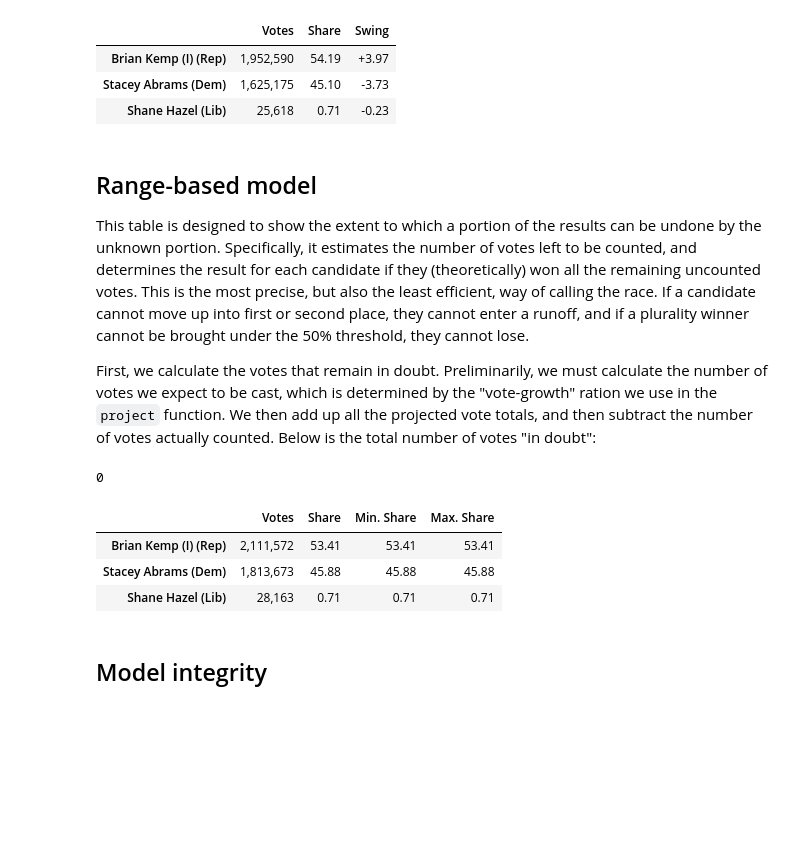
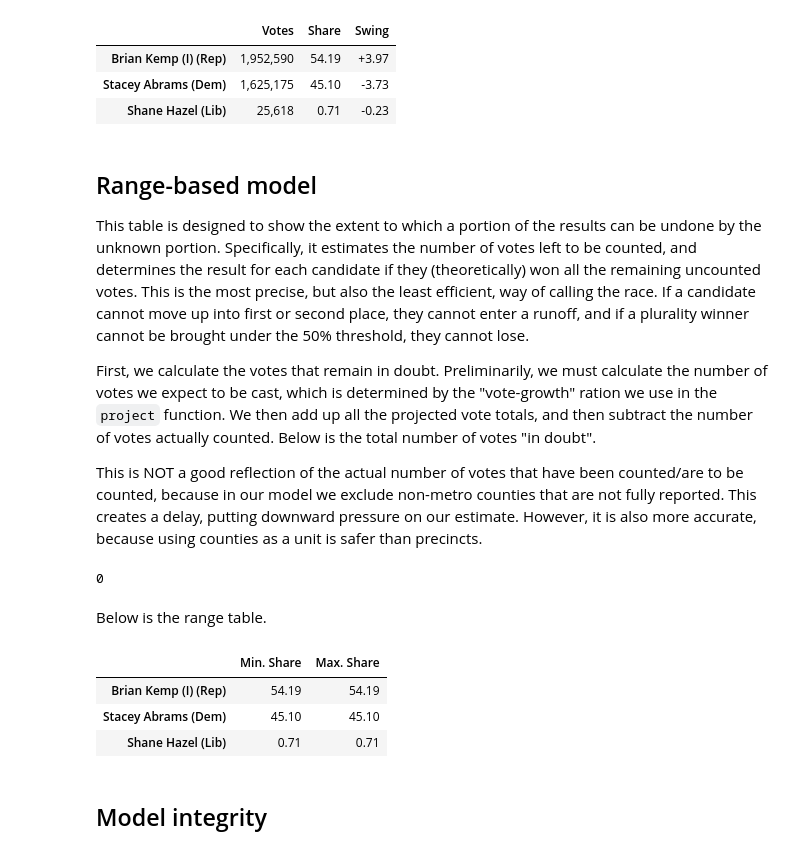
Before and after one commit to davidboers/2026electionmodels, a Jupyter notebook: statewides.ipynb, the cells around one changed output. Drawn from its saved outputs; the diff is of its cells as text; code cells hidden in the pictures; blank space fills up the shorter version.

```diff
--- a/statewides.ipynb
+++ b/statewides.ipynb
@@ -321,19 +321,23 @@ df_votes['Reported?'] = True
 
 regions = df_votes.index.get_level_values('Region').unique()
 methods = df_votes.index.get_level_values('Vote Method').unique()
-df_temp = pd.DataFrame(index=pd.MultiIndex.from_product([regions, methods, ['Previous', 'Current', 'Projection']],
-                                                        names=['Region', 'Vote Method', 'Field']),
-                       columns=curr_cands)
-for region in regions:
-    for method in methods:
-        proj = model.project(df_votes.loc[region].loc[method], prev_cands, curr_cands, swing_map)
-        for field in proj.columns:
-            df_temp.loc[(region, method, field)] = proj[field]
-df_votes = df_temp
+
+def project_m(df_votes1: pd.DataFrame, prev_cands: pd.Index[str], curr_cands: pd.Index[str], swing_map: dict[str]):
+    df_votes_proj = pd.DataFrame(index=pd.MultiIndex.from_product([regions, methods, ['Previous', 'Current', 'Projection']],
+                                names=['Region', 'Vote Method', 'Field']),
+                                columns=curr_cands)
+    for region in regions:
+        for method in methods:
+            proj = model.project(df_votes1.loc[region].loc[method], prev_cands, curr_cands, swing_map)
+            for field in proj.columns:
+                df_votes_proj.loc[(region, method, field)] = proj[field]
+    return df_votes_proj
+
+df_votes_proj = project_m(df_votes, prev_cands, curr_cands, swing_map)
 
 # Sanity check (TODO: change to assert)
-df_votes.reset_index().groupby('Field')[curr_cands].sum().loc['Current'] == results_table['Votes']
-df_votes.map(utils.format_votes)
+df_votes_proj.reset_index().groupby('Field')[curr_cands].sum().loc['Current'] == results_table['Votes']
+df_votes_proj.map(utils.format_votes)
 # %% [output]
 ASHFORD DUNWOODY RD, DeKalb (2018)
 ASHFORD DUNWOODY RD, DeKalb (2018)
@@ -444,11 +452,13 @@ fmt(stwd_proj)
 
 This table is designed to show the extent to which a portion of the results can be undone by the unknown portion. Specifically, it estimates the number of votes left to be counted, and determines the result for each candidate if they (theoretically) won all the remaining uncounted votes. This is the most precise, but also the least efficient, way of calling the race. If a candidate cannot move up into first or second place, they cannot enter a runoff, and if a plurality winner cannot be brought under the 50% threshold, they cannot lose.
 
-First, we calculate the votes that remain in doubt. Preliminarily, we must calculate the number of votes we expect to be cast, which is determined by the "vote-growth" ration we use in the `project` function. We then add up all the projected vote totals, and then subtract the number of votes actually counted. Below is the total number of votes "in doubt":
+First, we calculate the votes that remain in doubt. Preliminarily, we must calculate the number of votes we expect to be cast, which is determined by the "vote-growth" ration we use in the `project` function. We then add up all the projected vote totals, and then subtract the number of votes actually counted. Below is the total number of votes "in doubt".
+
+This is NOT a good reflection of the actual number of votes that have been counted/are to be counted, because in our model we exclude non-metro counties that are not fully reported. This creates a delay, putting downward pressure on our estimate. However, it is also more accurate, because using counties as a unit is safer than precincts.
 # %%
-ix = df_votes.reset_index('Field').index.unique()
-progress = pd.DataFrame([[df_votes.loc[(*i, 'Projection')].sum(),
-                          df_votes.loc[(*i, 'Current')].sum()]
+ix = df_votes_proj.reset_index('Field').index.unique()
+progress = pd.DataFrame([[df_votes_proj.loc[(*i, 'Projection')].sum(),
+                          df_votes_proj.loc[(*i, 'Current')].sum()]
                         for i in ix],
                         index=ix,
                         columns=['Projected Votes', 'Counted'])
@@ -459,19 +469,27 @@ votes_in_doubt = progress['Est. Remaining'].sum()
 print(utils.format_votes(votes_in_doubt))
 # %% [output]
 0
+# %% [markdown]
+Below is the range table.
 # %%
-total_projected = results_table['Votes'].sum() + votes_in_doubt
-ranges = pd.DataFrame(results_table, columns=['Votes', 'Share'])
+stwd_current_count = df_votes_proj.reset_index().groupby('Field')[curr_cands].sum().loc['Current']
+stwd_current_count = pd.DataFrame(stwd_current_count)
+stwd_current_count = stwd_current_count.rename(columns={'Current': 'Votes'})
+stwd_current_count = sort_and_share(stwd_current_count)
+
+total_projected = stwd_current_count['Votes'].sum() + votes_in_doubt
+ranges = pd.DataFrame(stwd_current_count, columns=['Votes', 'Share'])
 ranges['Min. Share'] = ranges['Votes'] / total_projected * 100
 ranges['Max. Share'] = (ranges['Votes'] + votes_in_doubt) / total_projected * 100
 ranges['Min. Del'] = ranges['Share'] - ranges['Min. Share']
 ranges['Max. Del'] = ranges['Max. Share'] - ranges['Share']
-fmt(ranges[['Votes', 'Share', 'Min. Share', 'Max. Share']])
+# We CANNOT show the `Votes` or `Share` here because they would include only complete-county returns in non-Metro areas
+fmt(ranges[['Min. Share', 'Max. Share']])
 # %% [output]
-|  | Votes | Share | Min. Share | Max. Share |
-| Brian Kemp (I) (Rep) | 2,111,572 | 53.41 | 53.41 | 53.41 |
-| Stacey Abrams (Dem) | 1,813,673 | 45.88 | 45.88 | 45.88 |
-| Shane Hazel (Lib) | 28,163 | 0.71 | 0.71 | 0.71 |
+|  | Min. Share | Max. Share |
+| Brian Kemp (I) (Rep) | 54.19 | 54.19 |
+| Stacey Abrams (Dem) | 45.10 | 45.10 |
+| Shane Hazel (Lib) | 0.71 | 0.71 |
 # %% [markdown]
 ## Model integrity
 # %% [markdown]
```
Also changed, not shown: parts of 7 cells of this notebook, 1 other file.
